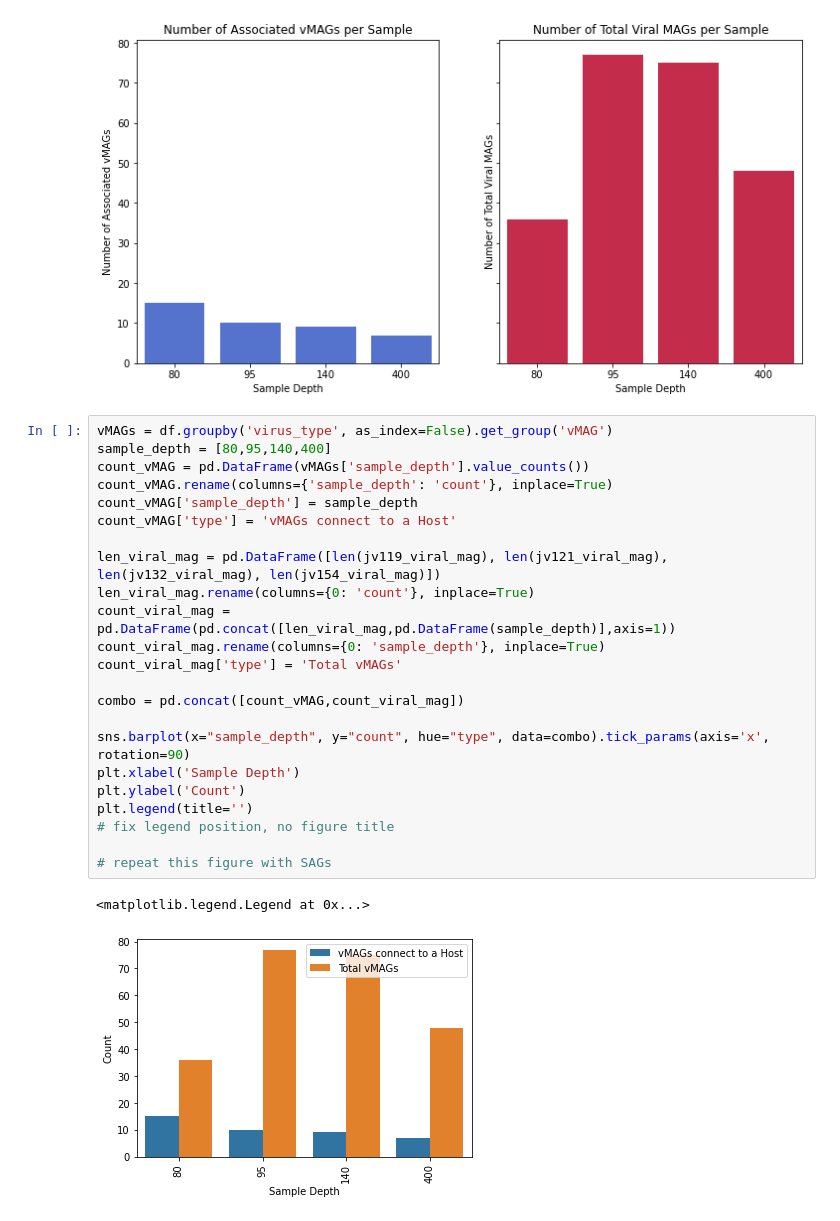
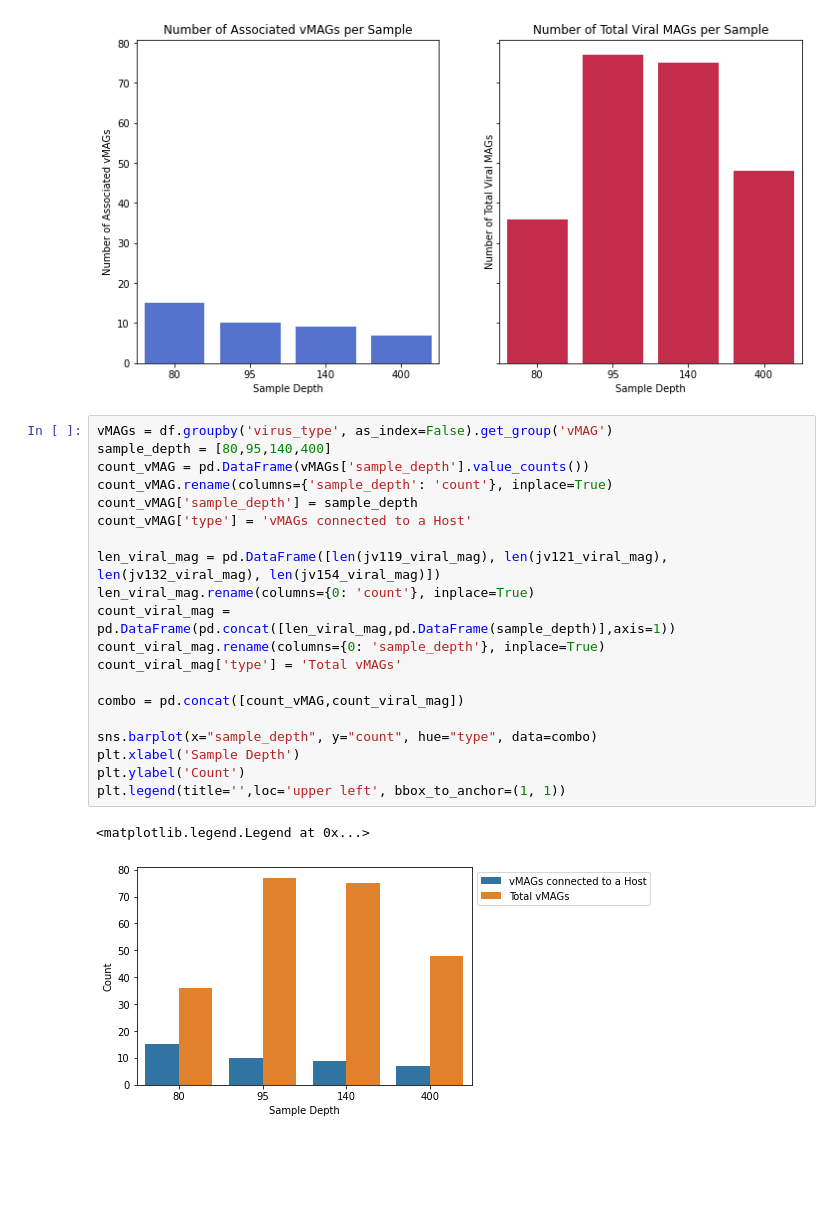
Before and after one commit to mdherring/OMZ_MH_Analysis, a Jupyter notebook: 02_host_virus_assoc_summary.ipynb, the cells around one changed output. Cells and saved outputs as stored; diff of their text form; blank space fills up the shorter version.

```diff
--- a/02_host_virus_assoc_summary.ipynb
+++ b/02_host_virus_assoc_summary.ipynb
@@ -329,26 +331,23 @@ Text(0.5, 1.0, 'Number of Total Viral MAGs per Sample')
 # %%
 vMAGs = df.groupby('virus_type', as_index=False).get_group('vMAG')
 sample_depth = [80,95,140,400]
 count_vMAG = pd.DataFrame(vMAGs['sample_depth'].value_counts())
 count_vMAG.rename(columns={'sample_depth': 'count'}, inplace=True)
 count_vMAG['sample_depth'] = sample_depth
-count_vMAG['type'] = 'vMAGs connect to a Host'
+count_vMAG['type'] = 'vMAGs connected to a Host'
 
 len_viral_mag = pd.DataFrame([len(jv119_viral_mag), len(jv121_viral_mag), len(jv132_viral_mag), len(jv154_viral_mag)])
 len_viral_mag.rename(columns={0: 'count'}, inplace=True)
 count_viral_mag = pd.DataFrame(pd.concat([len_viral_mag,pd.DataFrame(sample_depth)],axis=1))
 count_viral_mag.rename(columns={0: 'sample_depth'}, inplace=True)
 count_viral_mag['type'] = 'Total vMAGs'
 
 combo = pd.concat([count_vMAG,count_viral_mag])
 
-sns.barplot(x="sample_depth", y="count", hue="type", data=combo).tick_params(axis='x', rotation=90)
+sns.barplot(x="sample_depth", y="count", hue="type", data=combo)
 plt.xlabel('Sample Depth')
 plt.ylabel('Count')
-plt.legend(title='')
-# fix legend position, no figure title
-
-# repeat this figure with SAGs
+plt.legend(title='',loc='upper left', bbox_to_anchor=(1, 1))
 # %% [output]
 <matplotlib.legend.Legend at 0x...>
-[figure, old version]
+[figure, new version]
```
Also changed, not shown: parts of 3 cells of this notebook.
